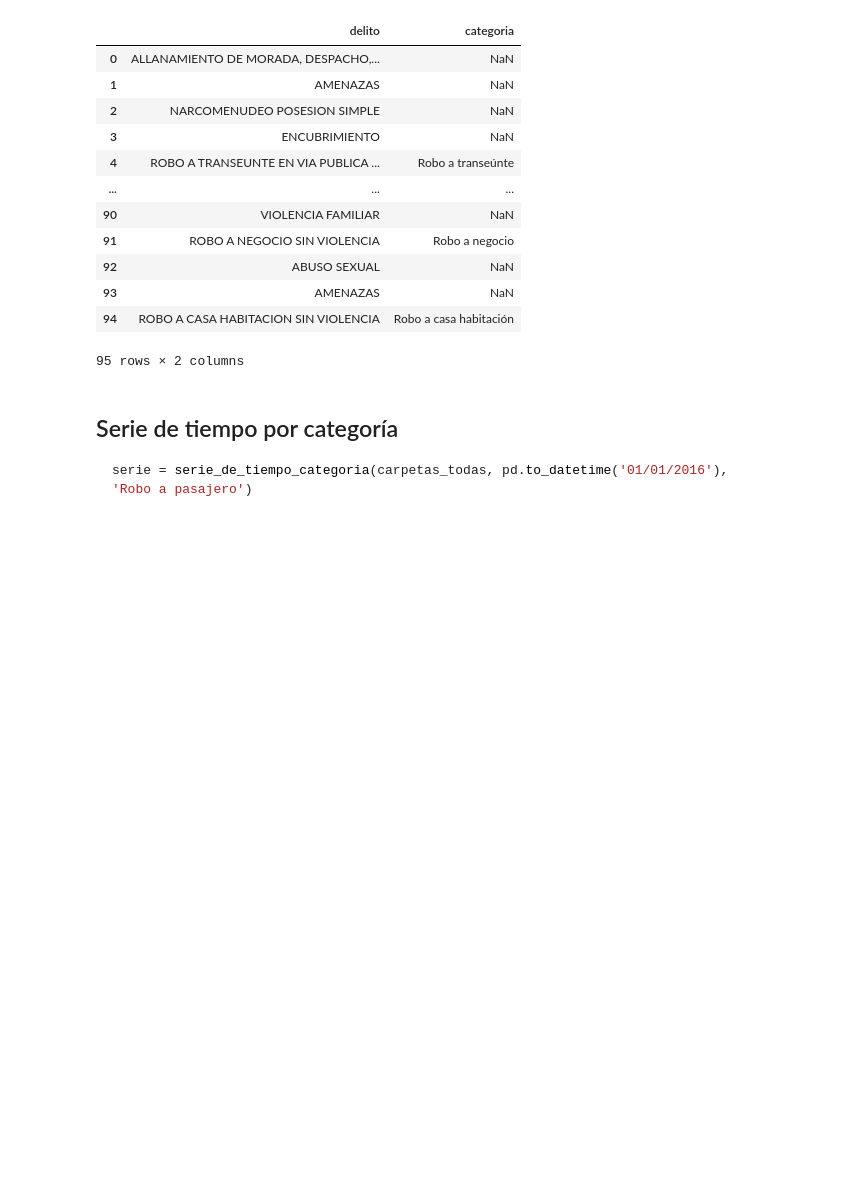
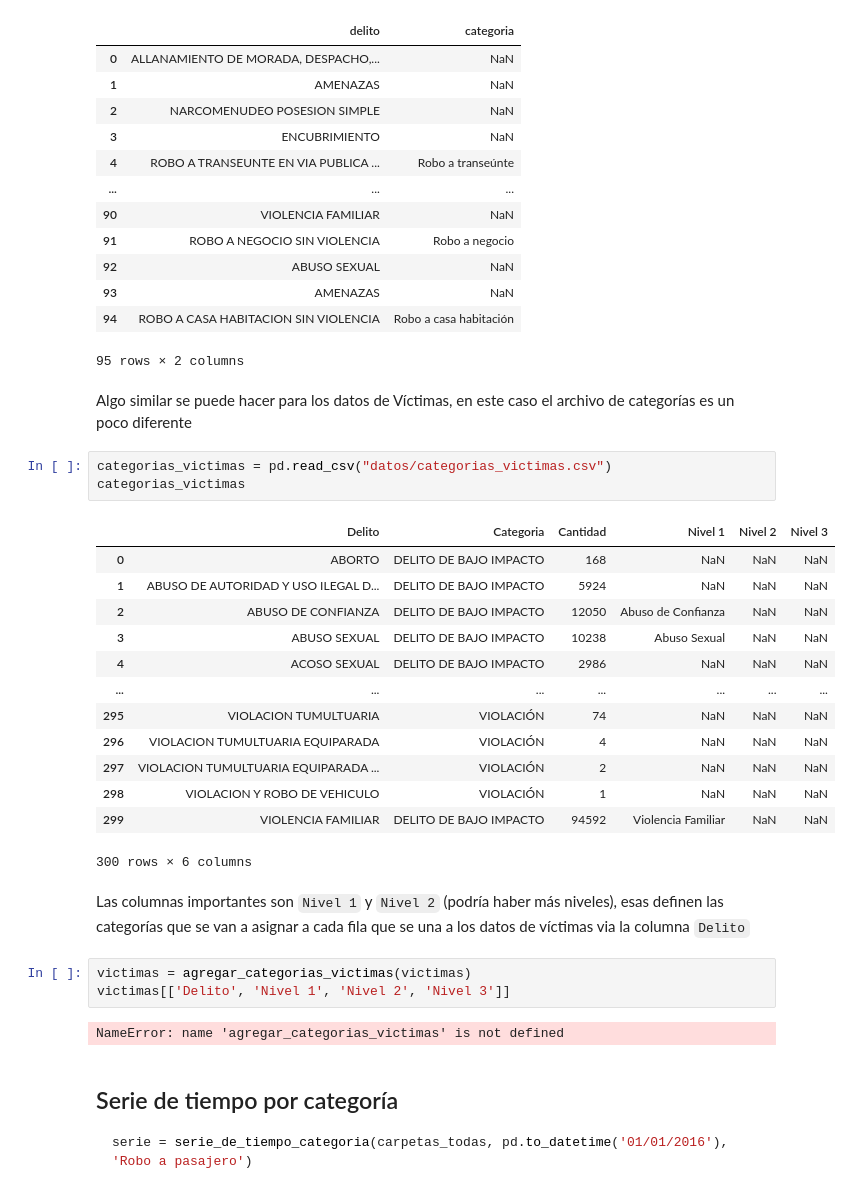
Before and after one commit to CentroGeo/criminologia_cdmx, a Jupyter notebook: index.ipynb, the cells around one changed output. Drawn from its saved outputs; the diff is of its cells as text; blank space fills up the shorter version.

Commit message:
Función para agregar categorias de usuario a datos de víctimas.

```diff
--- a/index.ipynb
+++ b/index.ipynb
@@ -127,6 +127,32 @@ carpetas[['delito', 'categoria']]
 | 93 | AMENAZAS | NaN |
 | 94 | ROBO A CASA HABITACION SIN VIOLENCIA | Robo a casa habitación |
 95 rows × 2 columns
+# %% [markdown]
+Algo similar se puede hacer para los datos de Víctimas, en este caso el archivo de categorías es un poco diferente
+# %%
+categorias_victimas = pd.read_csv("datos/categorias_victimas.csv")
+categorias_victimas
+# %% [output]
+|  | Delito | Categoria | Cantidad | Nivel 1 | Nivel 2 | Nivel 3 |
+| 0 | ABORTO | DELITO DE BAJO IMPACTO | 168 | NaN | NaN | NaN |
+| 1 | ABUSO DE AUTORIDAD Y USO ILEGAL D... | DELITO DE BAJO IMPACTO | 5924 | NaN | NaN | NaN |
+| 2 | ABUSO DE CONFIANZA | DELITO DE BAJO IMPACTO | 12050 | Abuso de Confianza | NaN | NaN |
+| 3 | ABUSO SEXUAL | DELITO DE BAJO IMPACTO | 10238 | Abuso Sexual | NaN | NaN |
+| 4 | ACOSO SEXUAL | DELITO DE BAJO IMPACTO | 2986 | NaN | NaN | NaN |
+| ... | ... | ... | ... | ... | ... | ... |
+| 295 | VIOLACION TUMULTUARIA | VIOLACIÓN | 74 | NaN | NaN | NaN |
+| 296 | VIOLACION TUMULTUARIA EQUIPARADA | VIOLACIÓN | 4 | NaN | NaN | NaN |
+| 297 | VIOLACION TUMULTUARIA EQUIPARADA ... | VIOLACIÓN | 2 | NaN | NaN | NaN |
+| 298 | VIOLACION Y ROBO DE VEHICULO | VIOLACIÓN | 1 | NaN | NaN | NaN |
+| 299 | VIOLENCIA FAMILIAR | DELITO DE BAJO IMPACTO | 94592 | Violencia Familiar | NaN | NaN |
+300 rows × 6 columns
+# %% [markdown]
+Las columnas importantes son `Nivel 1` y `Nivel 2` (podría haber más niveles), esas definen las categorías que se van a asignar a cada fila que se una a los datos de víctimas via la columna `Delito`
+# %%
+victimas = agregar_categorias_victimas(victimas)
+victimas[['Delito', 'Nivel 1', 'Nivel 2', 'Nivel 3']]
+# %% [output]
+NameError: name 'agregar_categorias_victimas' is not defined
 # %% [markdown]
 ## Serie de tiempo por categoría
 
```
Also changed, not shown: 6 other files.
